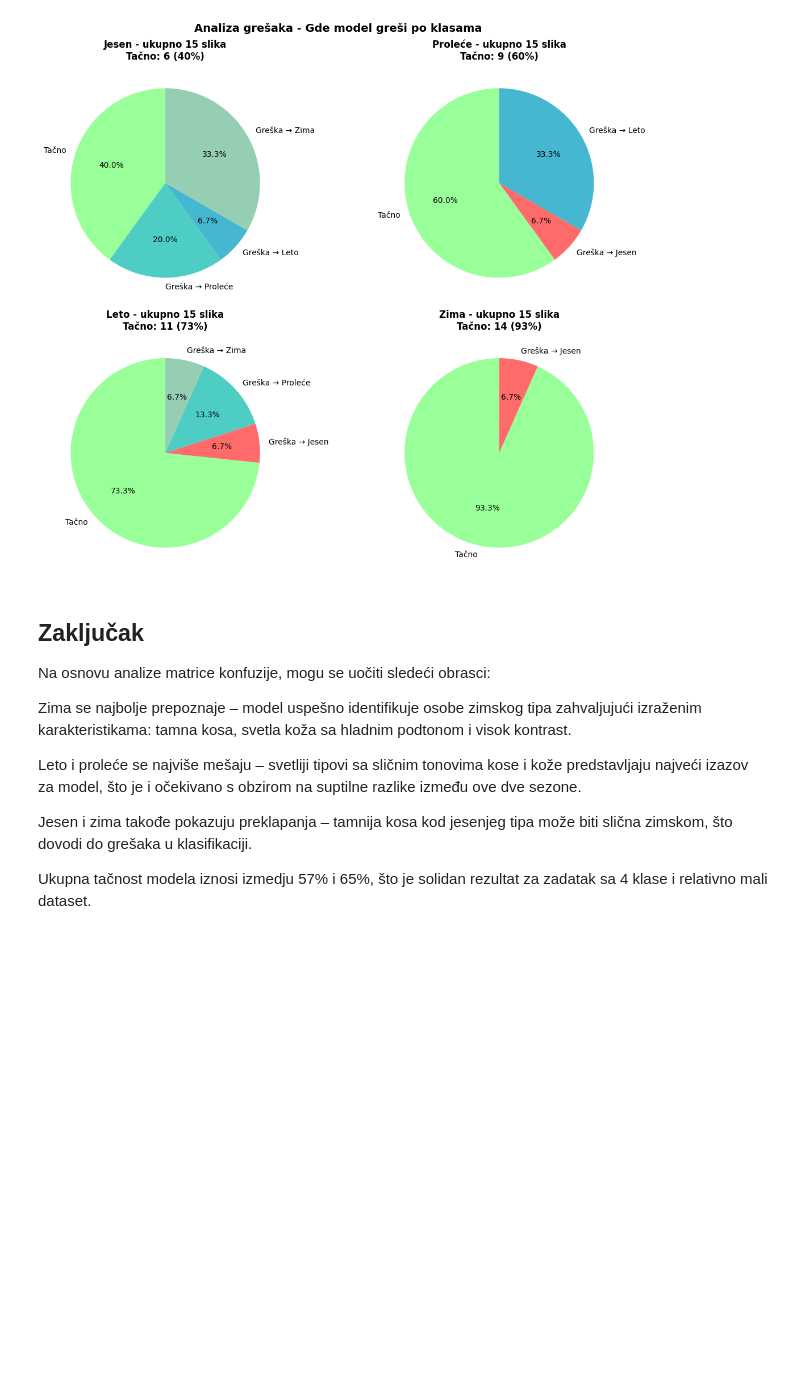
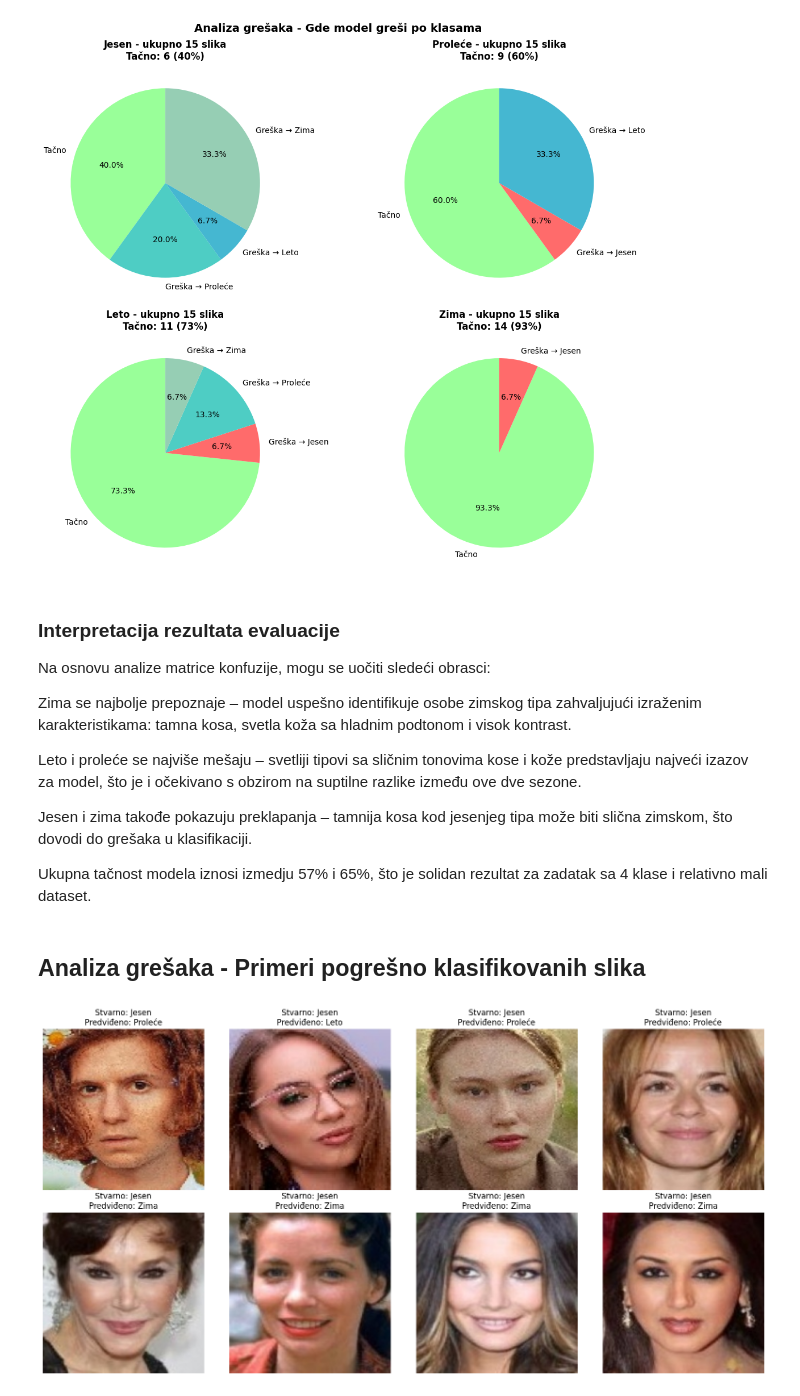
Before and after one commit to katarinap02/color-analysis-project, a Jupyter notebook: prva_kontrolna_tacka.ipynb, the cells around one changed output. Cells and saved outputs as stored; diff of their text form; code cells hidden in the pictures; blank space fills up the shorter version.

```diff
--- a/prva_kontrolna_tacka.ipynb
+++ b/prva_kontrolna_tacka.ipynb
@@ -654,7 +654,7 @@ plt.show()
 # %% [output]
 [figure]
 # %% [markdown]
-## Zaključak
+### Interpretacija rezultata evaluacije
 Na osnovu analize matrice konfuzije, mogu se uočiti sledeći obrasci:
 
 Zima se najbolje prepoznaje – model uspešno identifikuje osobe zimskog tipa zahvaljujući izraženim karakteristikama: tamna kosa, svetla koža sa hladnim podtonom i visok kontrast.
@@ -664,3 +664,25 @@ Leto i proleće se najviše mešaju – svetliji tipovi sa sličnim tonovima kos
 Jesen i zima takođe pokazuju preklapanja – tamnija kosa kod jesenjeg tipa može biti slična zimskom, što dovodi do grešaka u klasifikaciji.
 
 Ukupna tačnost modela iznosi izmedju 57% i 65%, što je solidan rezultat za zadatak sa 4 klase i relativno mali dataset.
+# %% [markdown]
+## Analiza grešaka - Primeri pogrešno klasifikovanih slika
+# %%
+# Pronađe indekse gde je model pogrešio
+misclassified = np.where(np.array(y_true) != np.array(y_pred))[0]
+
+# Prikazuje nekoliko primera
+fig, axes = plt.subplots(2, 4, figsize=(16, 8))
+for i, idx in enumerate(misclassified[:8]):
+    # Učitava sliku iz test skupa
+    img_path, true_label = test_ds.samples[idx]
+    img = cv2.imread(img_path)
+    img_rgb = cv2.cvtColor(img, cv2.COLOR_BGR2RGB)
+
+    ax = axes[i//4, i%4]
+    ax.imshow(img_rgb)
+    ax.set_title(f'Stvarno: {klase_lepse[y_true[idx]]}\nPredviđeno: {klase_lepse[y_pred[idx]]}')
+    ax.axis('off')
+plt.tight_layout()
+plt.show()
+# %% [output]
+[figure, added]
```
Also changed, not shown: parts of 2 cells of this notebook.
